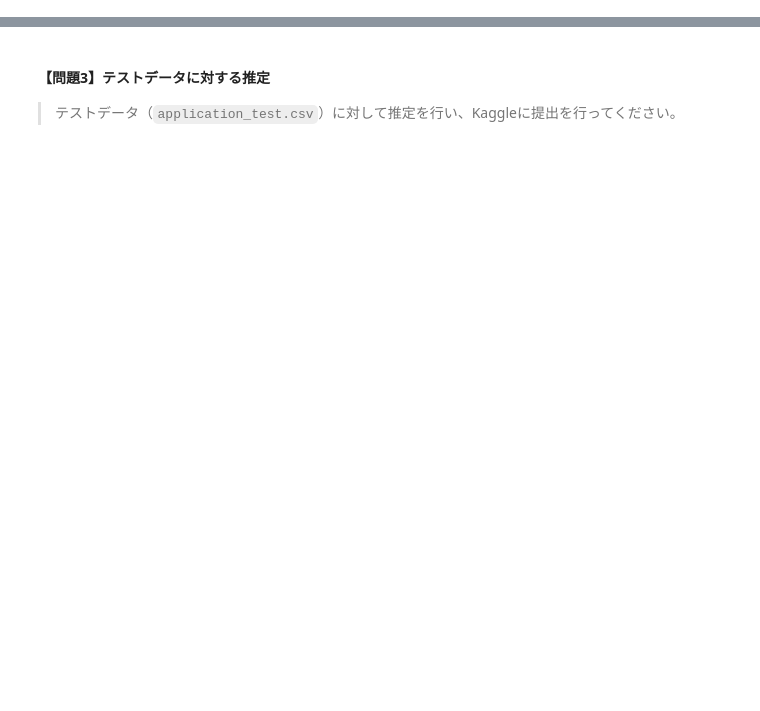
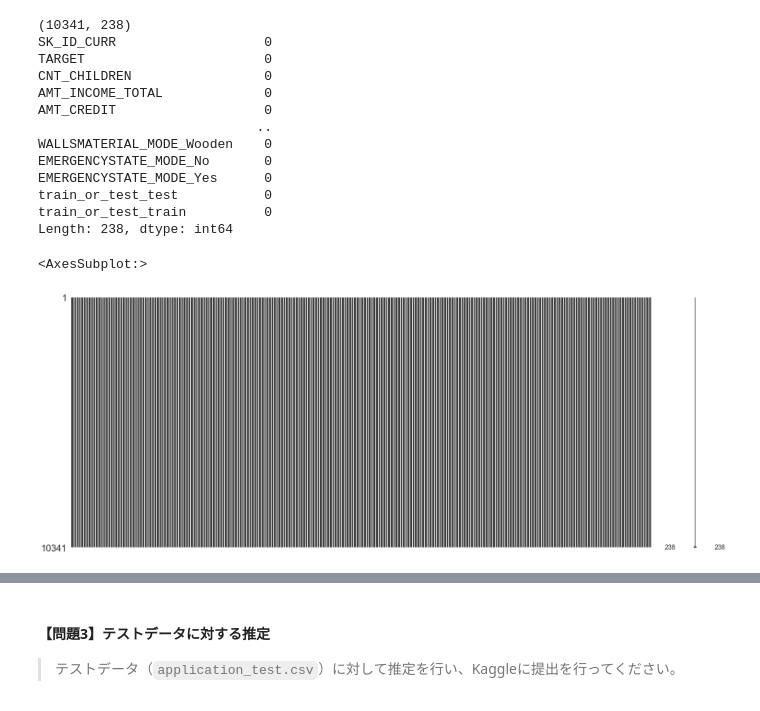
Before and after one commit to GitHiru/ml_dic, a Jupyter notebook: pre_learning/week4/week4_4_homecredit.ipynb, the cells around one changed output, grey strips where cells are left out. Saved outputs shown, nothing was run; the diff lists cells and outputs as text; code cells hidden in the pictures; blank space fills up the shorter version.

```diff
--- a/pre_learning/week4/week4_4_homecredit.ipynb
+++ b/pre_learning/week4/week4_4_homecredit.ipynb
@@ -9,0 +134,23 @@
+# %%
+# 欠損データall除去
+alldata = alldata.dropna(how="any")
+# %%
+print(alldata.shape)
+print(alldata.isnull().sum())
+msn.matrix(alldata)
+# %% [output]
+(10341, 238)
+SK_ID_CURR                   0
+TARGET                       0
+CNT_CHILDREN                 0
+AMT_INCOME_TOTAL             0
+AMT_CREDIT                   0
+                            ..
+WALLSMATERIAL_MODE_Wooden    0
+EMERGENCYSTATE_MODE_No       0
+EMERGENCYSTATE_MODE_Yes      0
+train_or_test_test           0
+train_or_test_train          0
+Length: 238, dtype: int64
+<AxesSubplot:>
+[figure, added]
```
Also changed, not shown: parts of 59 cells of this notebook, 1 other file.
